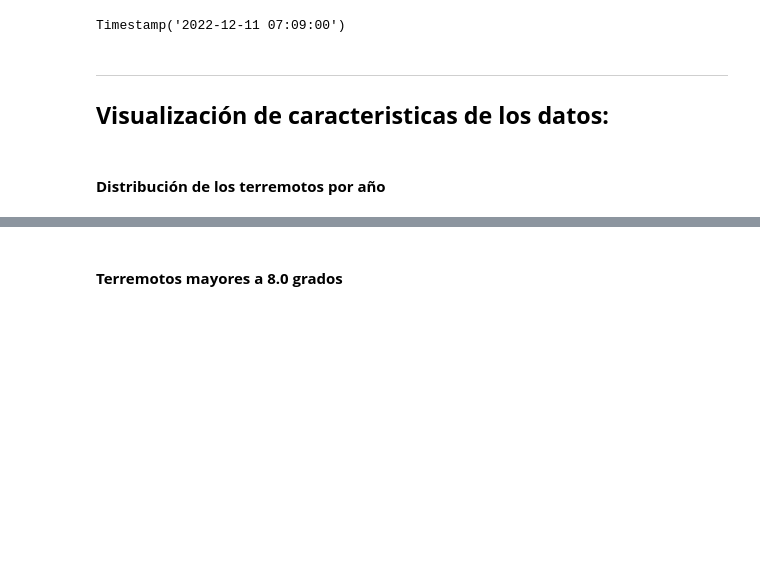
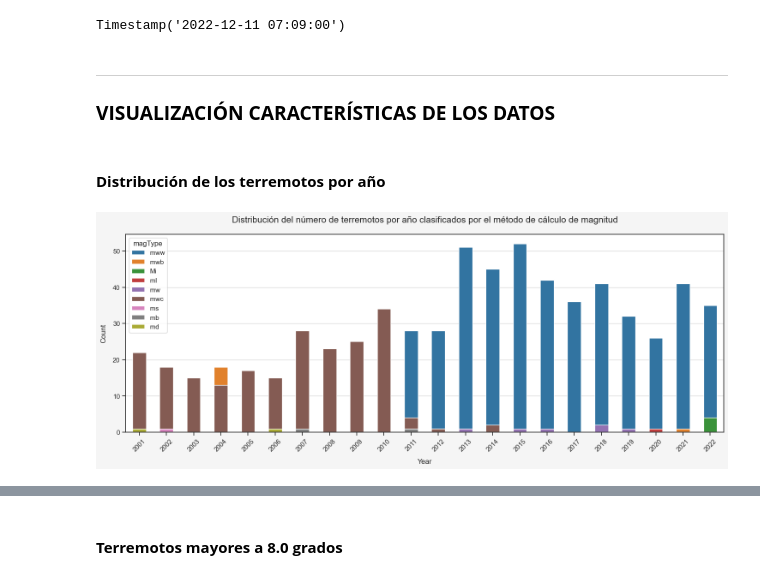
Before and after one commit to Erwin-d3v/Proyecto-2, a Jupyter notebook: Earthquakes.ipynb, the cells around one changed output, grey strips where cells are left out. Cells and saved outputs as stored; diff of their text form; code cells hidden in the pictures; blank space fills up the shorter version.

```diff
--- a/Earthquakes.ipynb
+++ b/Earthquakes.ipynb
@@ -400,10 +400,10 @@ df['date_time'] = pd.to_datetime(df['date_time'])
 df["date_time"].max()
 # %% [output]
 Timestamp('2022-12-11 07:09:00')
-# %% [markdown]
-<hr>
-
-## **Visualización de caracteristicas de los datos:**
+# %% [markdown]
+<hr>
+
+### **VISUALIZACIÓN CARACTERÍSTICAS DE LOS DATOS**
 # %%
 import matplotlib.pyplot as plt
 import matplotlib.dates as mdates
@@ -414,3 +414,13 @@ sns.set_style("ticks", {'axes.grid' : True, 'figure.facecolor': 'whitesmoke', 'g
 # year_stats = df.groupby(df["date_time"].dt.year)["magnitude"].apply(list)
 # %% [markdown]
 #### **Distribución de los terremotos por año**
+# %%
+plt.figure(figsize=(18,6))
+ax = sns.countplot(data=df, x=df["date_time"].dt.year, dodge =False, width=.5, palette=sns.color_palette(palette="tab10"), hue="magType")
+plt.ylabel('Count', labelpad=10)
+plt.xlabel('Year', labelpad=10)
+plt.xticks(rotation=45)
+plt.title("Distribución del número de terremotos por año clasificados por el método de cálculo de magnitud", {"fontsize":15}, pad=20)
+plt.show()
+# %% [output]
+[figure, added]
```
Also changed, not shown: parts of 26 cells of this notebook, 1 other file.
